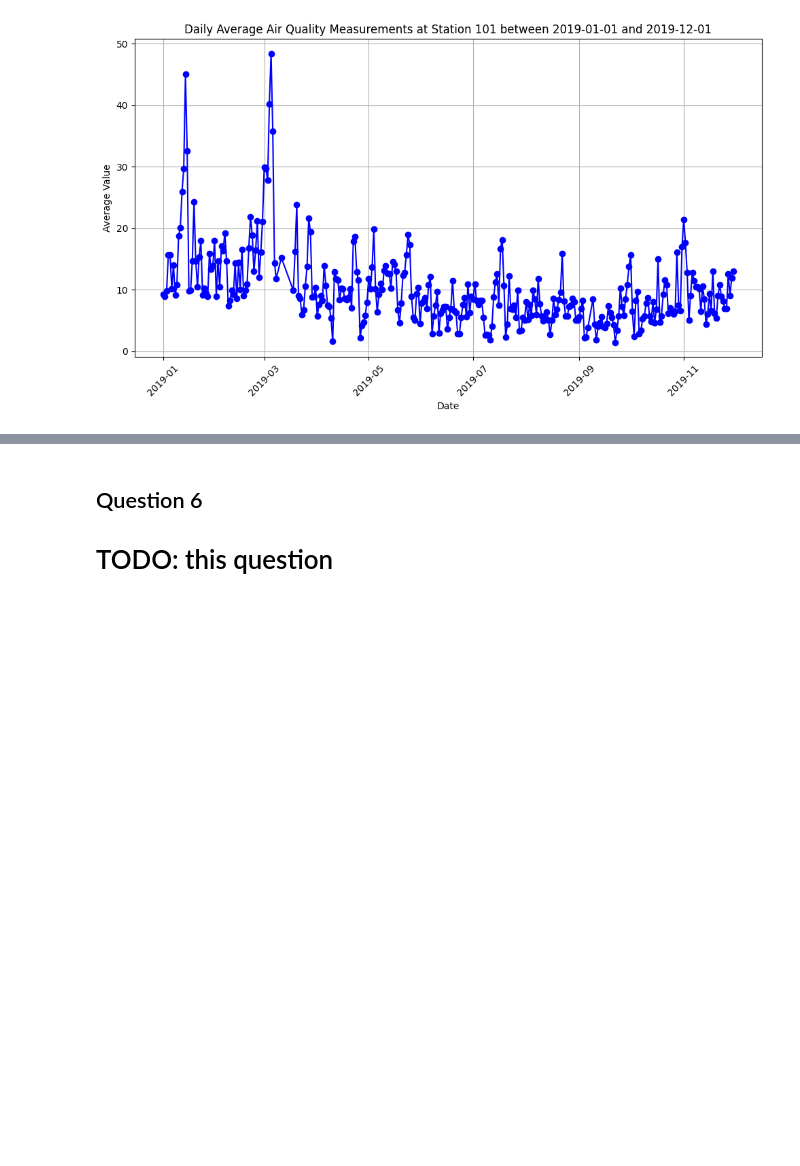
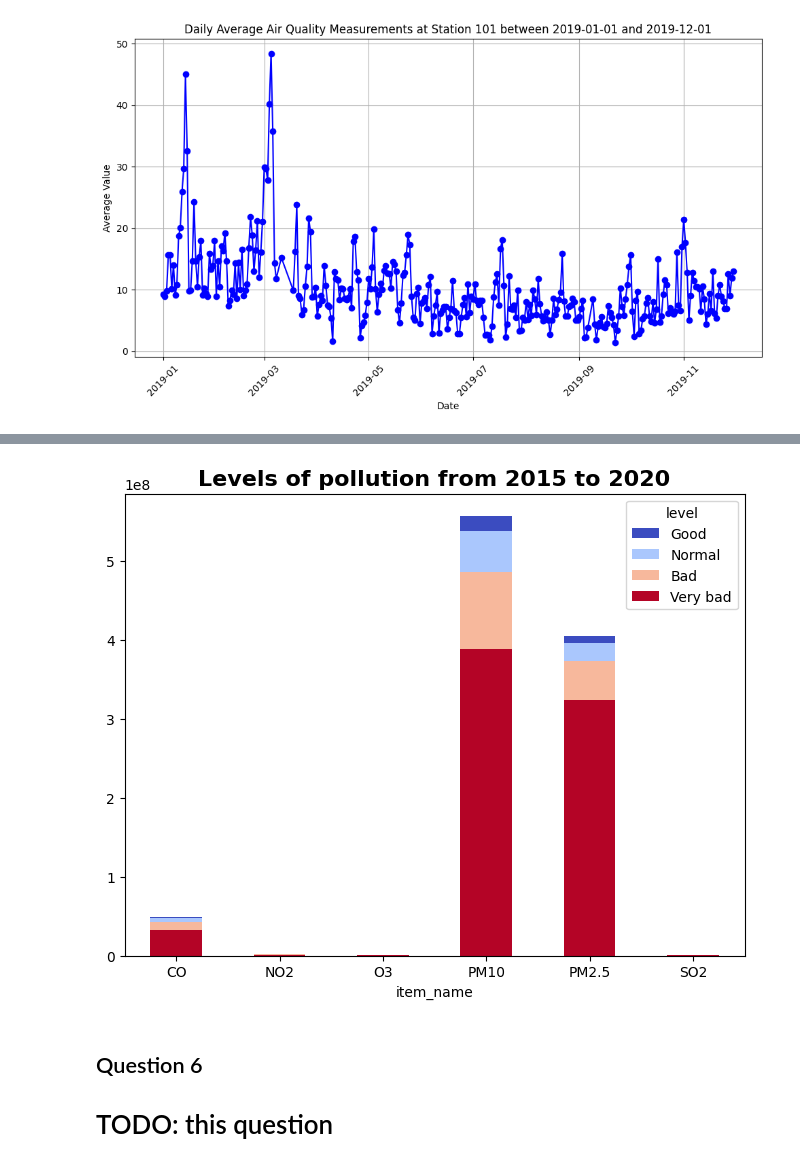
Before and after one commit to voidbar/runi-bigdata-2024, a Jupyter notebook: ex1.ipynb, the cells around one changed output, grey strips where cells are left out. Cells and saved outputs as stored; diff of their text form; code cells hidden in the pictures; blank space fills up the shorter version.

```diff
--- a/ex1.ipynb
+++ b/ex1.ipynb
@@ -393,3 +477,36 @@ plt.show()
+# %%
+##Showcase the level of pollution for each item, between 2015 to 2020 relative on the different pollution levels
+rows = session.execute("""
+SELECT item_name, good_blue, normal_green, bad_yellow, very_bad_red
+FROM measurement_joined
+WHERE measurement_date >= '2015-01-01 00:00:00'
+  AND measurement_date <= '2020-12-31 23:59:59'
+  ALLOW FILTERING;
+""")
+df = pd.DataFrame(rows)
+
+categories = {
+    "good_blue": "Good",
+    "normal_green": "Normal",
+    "bad_yellow": "Bad",
+    "very_bad_red": "Very bad"
+}
+
+# Reshaping the data to have a single column for level and value
+df_melted = df.melt(id_vars=["item_name"], var_name="level", value_name="value")
+df_melted["level"] = df_melted["level"].map(categories)
+
+# Counting the number of occurrences for each pollution level and item
+level_counts = df_melted.groupby(["item_name", "level"])["value"].sum().unstack()
+
+level_counts = level_counts[['Very bad', 'Bad', 'Normal', 'Good']]
+
+ax = level_counts.plot(kind='bar', stacked=True, figsize=(8,6), rot=0,
+                       colormap='coolwarm_r', legend='reverse')
+plt.title('Levels of pollution from 2015 to 2020', fontsize=16, fontweight='bold')
+plt.show()
+# %% [output]
+[figure, added]
 # %% [markdown]
 ## Question 6
 
```
Also changed, not shown: parts of 17 cells of this notebook, 1 other file.
